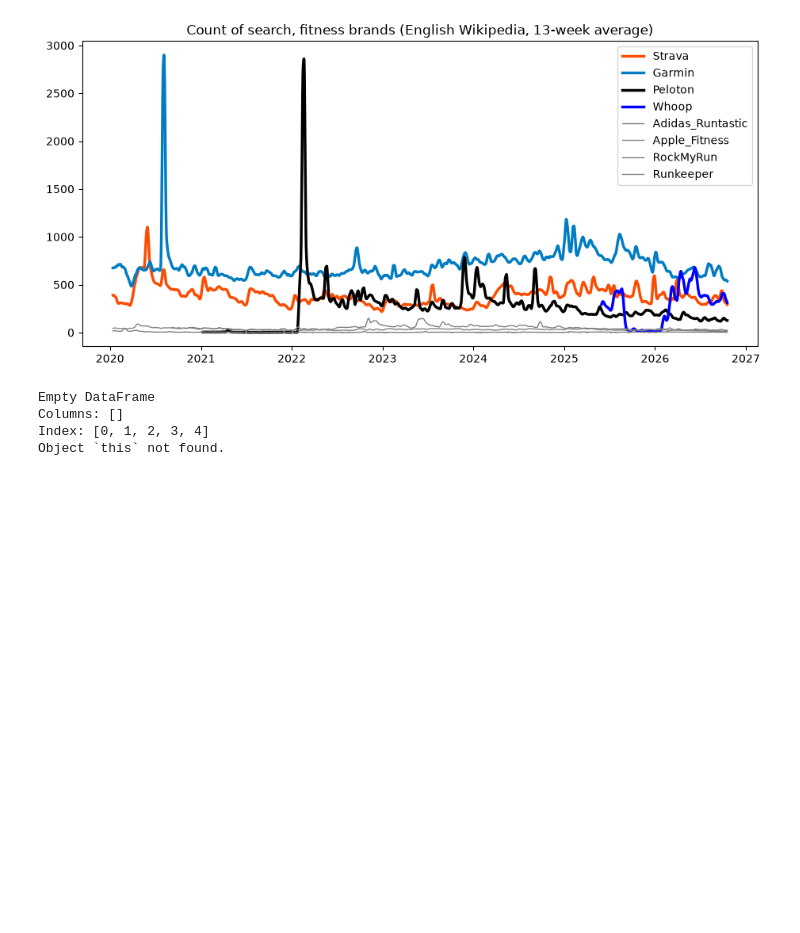
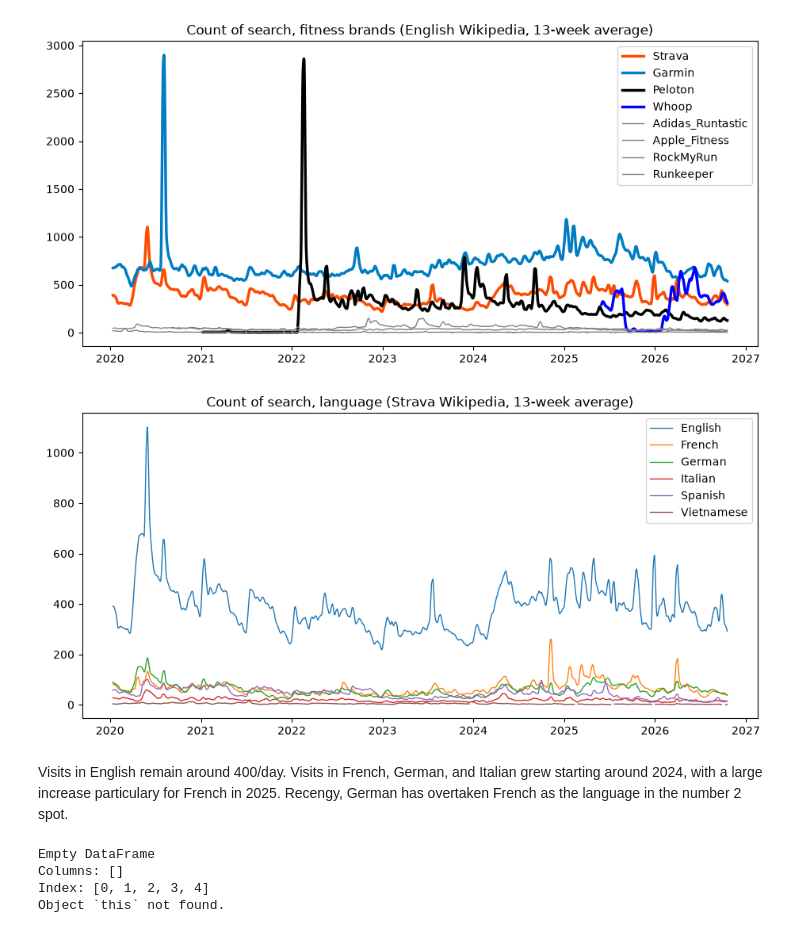
Before and after one commit to C-A-Kleiman/fitness-share-of-search, a Jupyter notebook: dbt_project/Analysis.ipynb, the cells around one changed output. Cells and saved outputs as stored; diff of their text form; code cells hidden in the pictures; blank space fills up the shorter version.

```diff
--- a/dbt_project/Analysis.ipynb
+++ b/dbt_project/Analysis.ipynb
@@ -66,6 +66,35 @@ ax.legend()
 plt.show()
 # %% [output]
 [figure]
+# %%
+count_lang = q("""
+    select
+    view_date,
+    language,
+    views_7d_avg,
+    from fct_daily_brand_views
+    where article_type = 'brand'
+      and brand = 'Strava'
+      and view_date >= '2020-01-01'
+      and view_date < date_trunc('week', current_date)   -- drop the incomplete current week
+""")
+count["view_date"] = pd.to_datetime(count["view_date"])
+
+weekly = count_lang.pivot(index="view_date", columns="language", values="views_7d_avg")
+smooth = weekly.rolling(13).mean()
+
+fig, ax = plt.subplots(figsize=(11, 5))
+for language in smooth.columns:
+    ax.plot(smooth.index, smooth[language], lw=1, label=language)# all other competitors in grey
+ax.set_title("Count of search, language (Strava Wikipedia, 13-week average)")
+ax.legend()
+plt.show()
+
+#Next, rechart as a comparison to current day.
+# %% [output]
+[figure, added]
+# %% [markdown]
+Visits in English remain around 400/day. Visits in French, German, and Italian grew starting around 2024, with a large increase particulary for French in 2025. Recengy, German has overtaken French as the language in the number 2 spot.
 # %%
 recentshare = share.filter(share['week_start']>="2025-01-01")
 print(recentshare.head())
```
Also changed, not shown: parts of 1 cell of this notebook, 2 other files.
